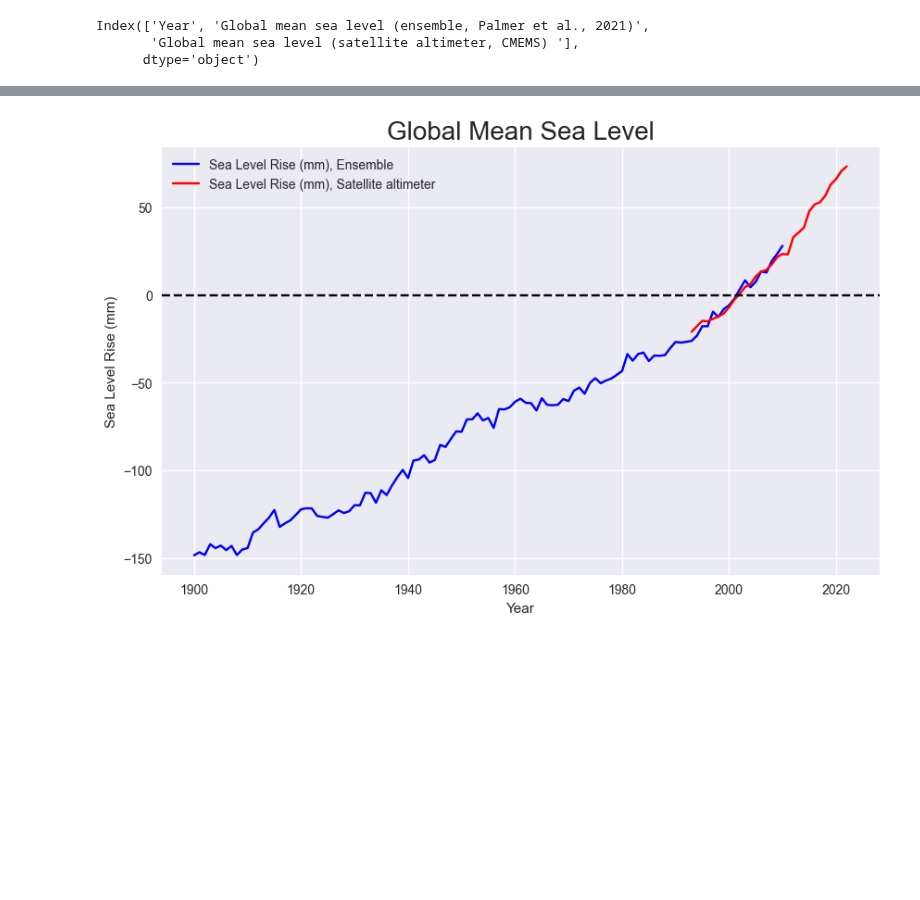
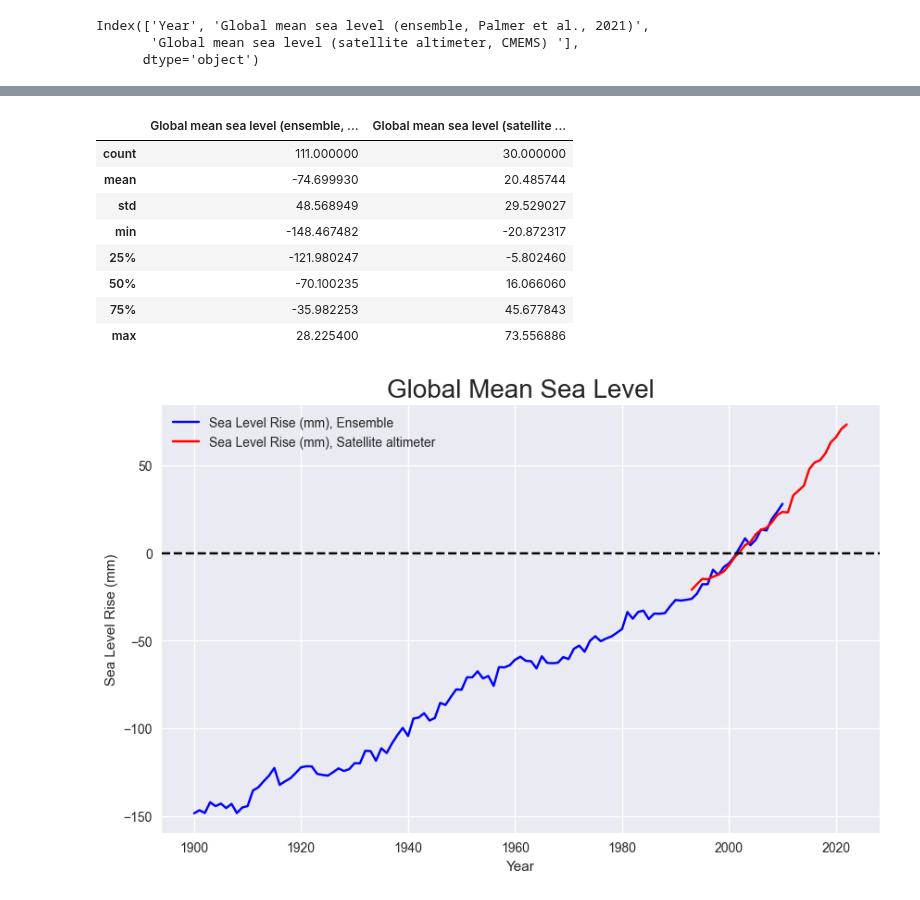
Before and after one commit to dilancroos/ice_extent, a Jupyter notebook: sea_ice.ipynb, the cells around one changed output, grey strips where cells are left out. Drawn from its saved outputs; the diff is of its cells as text; code cells hidden in the pictures; blank space fills up the shorter version.

```diff
--- a/sea_ice.ipynb
+++ b/sea_ice.ipynb
@@ -825,3 +838,15 @@ Index(['Year', 'Global mean sea level (ensemble, Palmer et al., 2021)',
+# %%
+sea_level_eea.describe()
+# %% [output]
+|  | Global mean sea level (ensemble, ... | Global mean sea level (satellite ... |
+| count | 111.000000 | 30.000000 |
+| mean | -74.699930 | 20.485744 |
+| std | 48.568949 | 29.529027 |
+| min | -148.467482 | -20.872317 |
+| 25% | -121.980247 | -5.802460 |
+| 50% | -70.100235 | 16.066060 |
+| 75% | -35.982253 | 45.677843 |
+| max | 28.225400 | 73.556886 |
 # %%
 # plot the data
 
```
Also changed, not shown: parts of 5 cells of this notebook.
